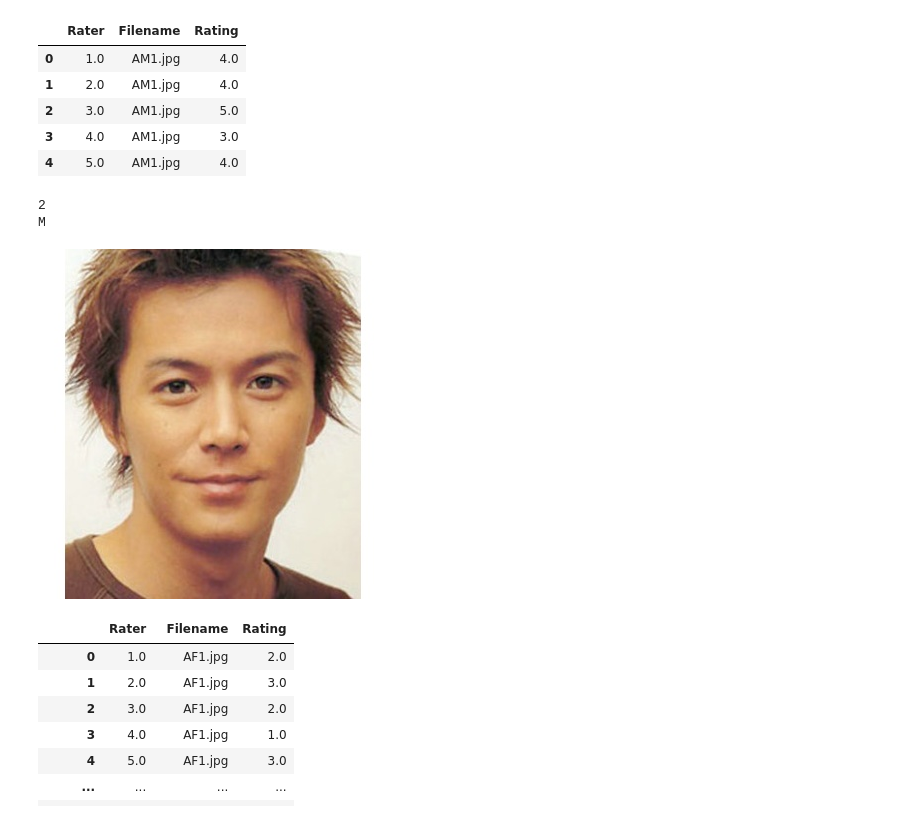
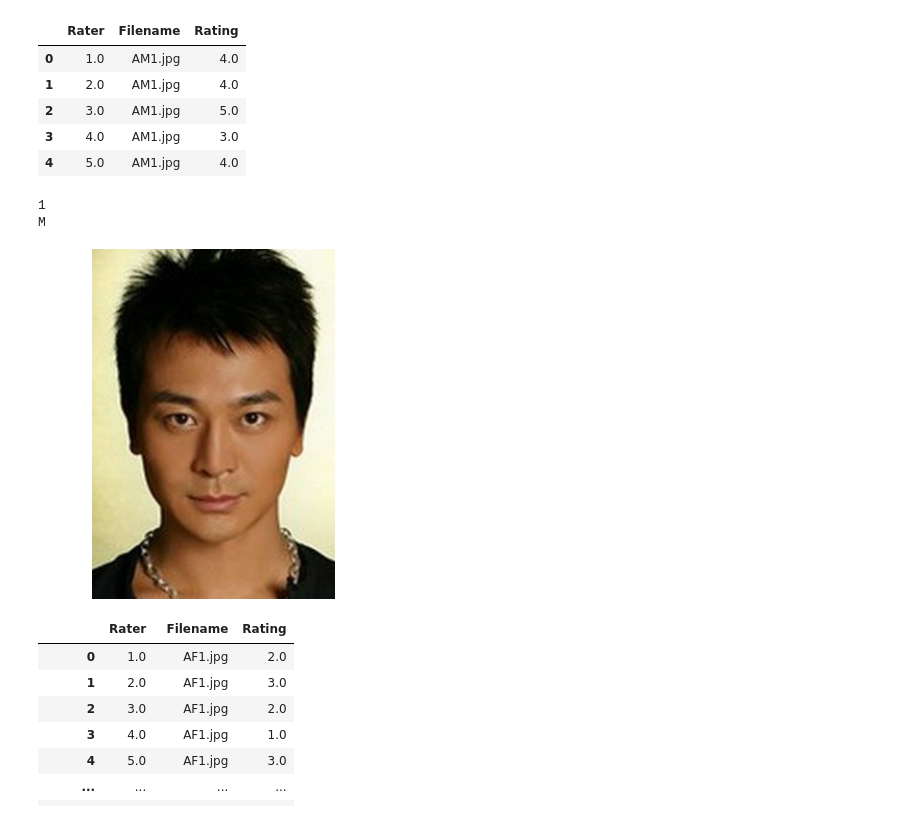
Before and after one commit to dheerajpreetsingh/APMLP, a Jupyter notebook: APMLP.ipynb, the cells around one changed output. Saved outputs shown, nothing was run; the diff lists cells and outputs as text; code cells hidden in the pictures.

```diff
--- a/APMLP.ipynb
+++ b/APMLP.ipynb
@@ -40,18 +37,18 @@ dfm1.head()
 | 3 | 4.0 | AM1.jpg | 3.0 |
 | 4 | 5.0 | AM1.jpg | 4.0 |
 # %%
-n=input()
+Mn=input()
 s=input()
 res="A"+s+n+".jpg"
 
 image_path = "/content/APMLP/Data_Images/"+res
 img = Image.open(image_path)
 
 display(img)
 # %% [output]
-2
+1
 M
-[figure, old version]
+[figure, new version]
 # %%
 dff2=dff1.dropna(how='all')
 dff2
```
Also changed, not shown: parts of 1 cell of this notebook.
